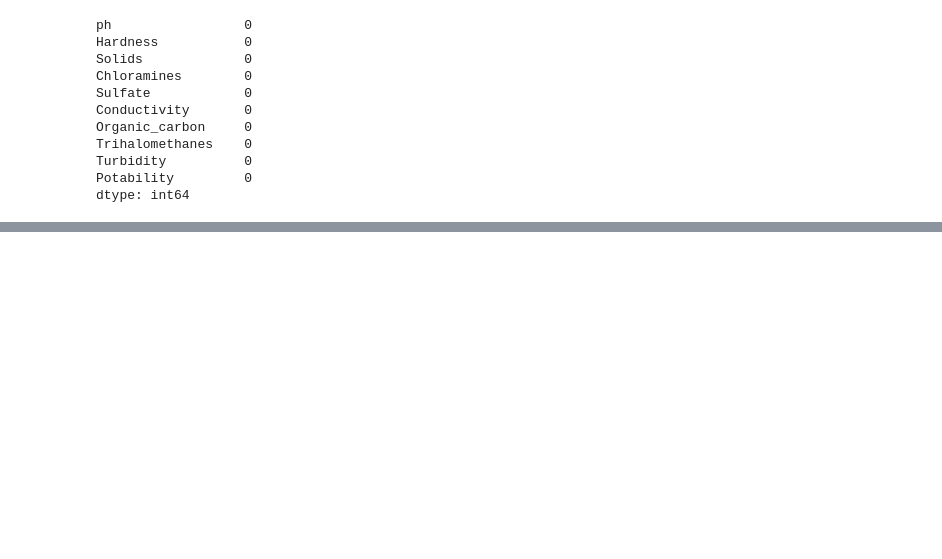
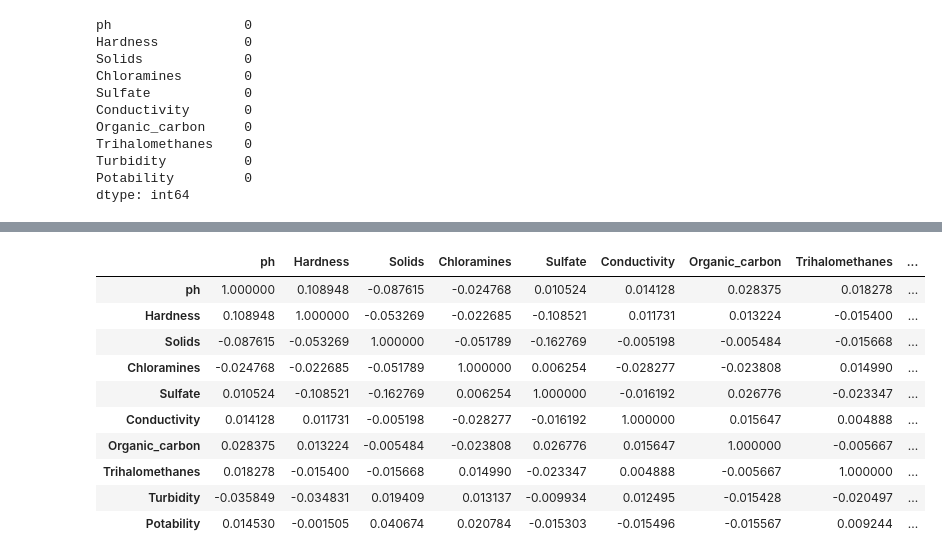
Before and after one commit to rahulbijoor/water-potability-prediction, a Jupyter notebook: water-potability-prediction.ipynb, the cells around one changed output, grey strips where cells are left out. Saved outputs shown, nothing was run; the diff lists cells and outputs as text; code cells hidden in the pictures; blank space fills up the shorter version.

Commit message:
Kaggle Notebook | Water Potability Prediction  | Version 3

```diff
--- a/water-potability-prediction.ipynb
+++ b/water-potability-prediction.ipynb
@@ -77,0 +109,14 @@ dtype: int64
+# %%
+data.corr()
+# %% [output]
+|  | ph | Hardness | Solids | Chloramines | Sulfate | Conductivity | Organic_carbon | Trihalomethanes | ... |
+| ph | 1.000000 | 0.108948 | -0.087615 | -0.024768 | 0.010524 | 0.014128 | 0.028375 | 0.018278 | ... |
+| Hardness | 0.108948 | 1.000000 | -0.053269 | -0.022685 | -0.108521 | 0.011731 | 0.013224 | -0.015400 | ... |
+| Solids | -0.087615 | -0.053269 | 1.000000 | -0.051789 | -0.162769 | -0.005198 | -0.005484 | -0.015668 | ... |
+| Chloramines | -0.024768 | -0.022685 | -0.051789 | 1.000000 | 0.006254 | -0.028277 | -0.023808 | 0.014990 | ... |
+| Sulfate | 0.010524 | -0.108521 | -0.162769 | 0.006254 | 1.000000 | -0.016192 | 0.026776 | -0.023347 | ... |
+| Conductivity | 0.014128 | 0.011731 | -0.005198 | -0.028277 | -0.016192 | 1.000000 | 0.015647 | 0.004888 | ... |
+| Organic_carbon | 0.028375 | 0.013224 | -0.005484 | -0.023808 | 0.026776 | 0.015647 | 1.000000 | -0.005667 | ... |
+| Trihalomethanes | 0.018278 | -0.015400 | -0.015668 | 0.014990 | -0.023347 | 0.004888 | -0.005667 | 1.000000 | ... |
+| Turbidity | -0.035849 | -0.034831 | 0.019409 | 0.013137 | -0.009934 | 0.012495 | -0.015428 | -0.020497 | ... |
+| Potability | 0.014530 | -0.001505 | 0.040674 | 0.020784 | -0.015303 | -0.015496 | -0.015567 | 0.009244 | ... |
```
Also changed, not shown: parts of 6 cells of this notebook.
